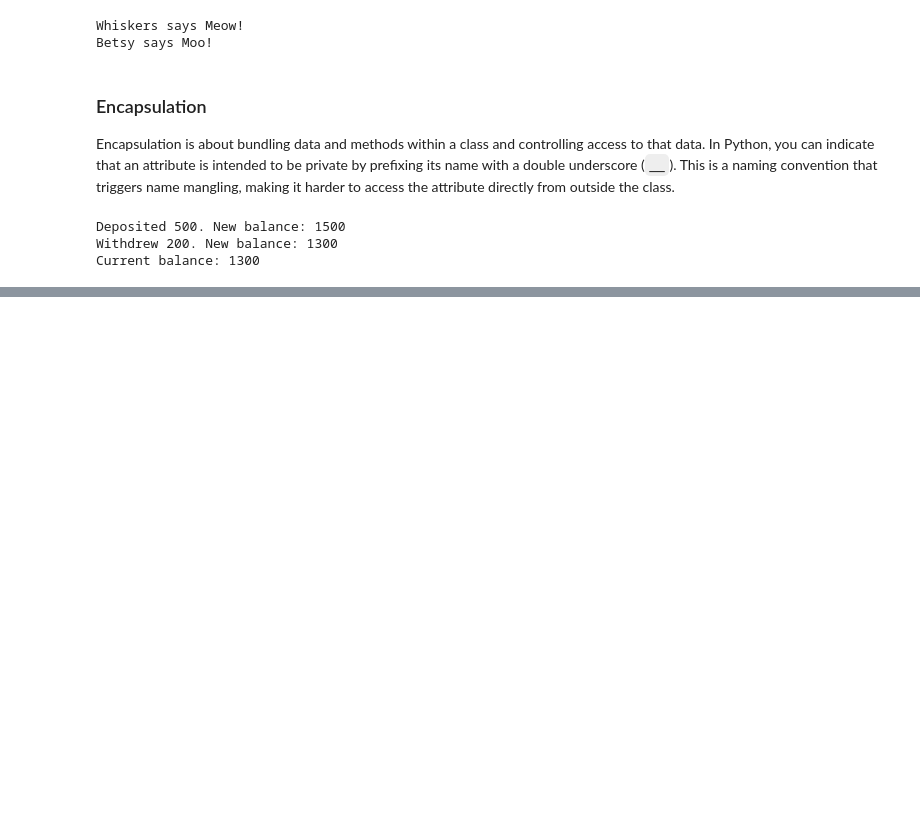
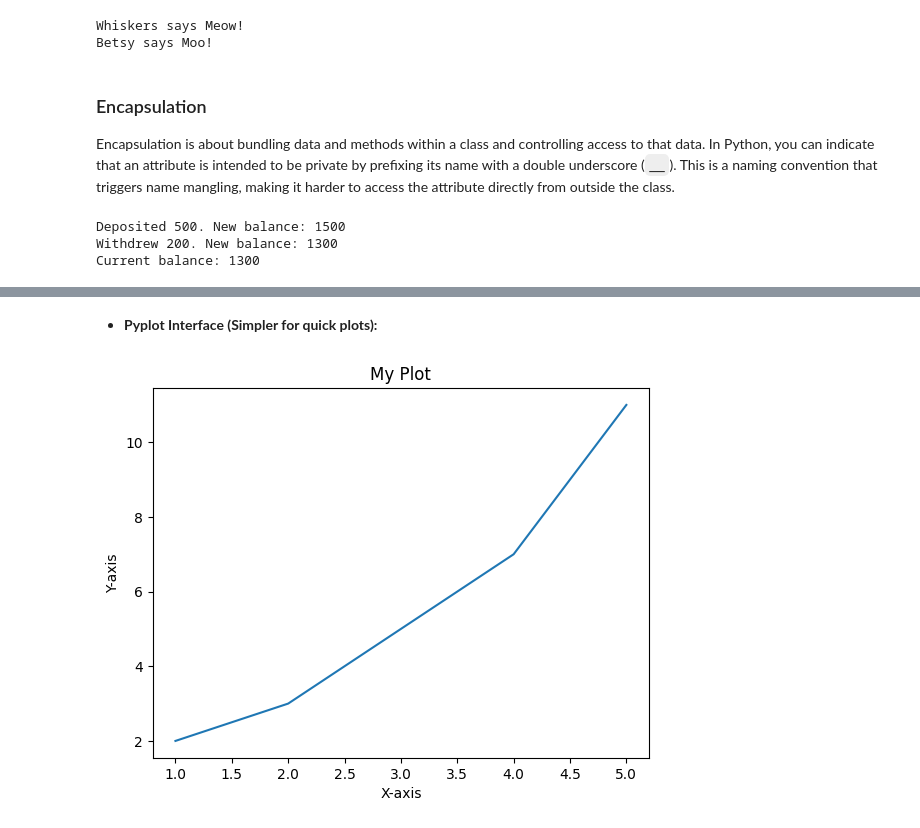
Before and after one commit to prof-sd1/Data-Science, a Jupyter notebook: AI_Module_2.ipynb, the cells around one changed output, grey strips where cells are left out. Drawn from its saved outputs; the diff is of its cells as text; code cells hidden in the pictures; blank space fills up the shorter version.

```diff
--- a/AI_Module_2.ipynb
+++ b/AI_Module_2.ipynb
@@ -1021,0 +3055,10 @@ Current balance: 1300
+# %% [markdown]
+* **Pyplot Interface (Simpler for quick plots):**
+# %%
+plt.plot(x, y) # Plots on the current axes, or creates one if none exists
+plt.xlabel('X-axis')
+plt.ylabel('Y-axis')
+plt.title('My Plot')
+plt.show()
+# %% [output]
+[figure, added]
```
Also changed, not shown: parts of 255 cells of this notebook.
